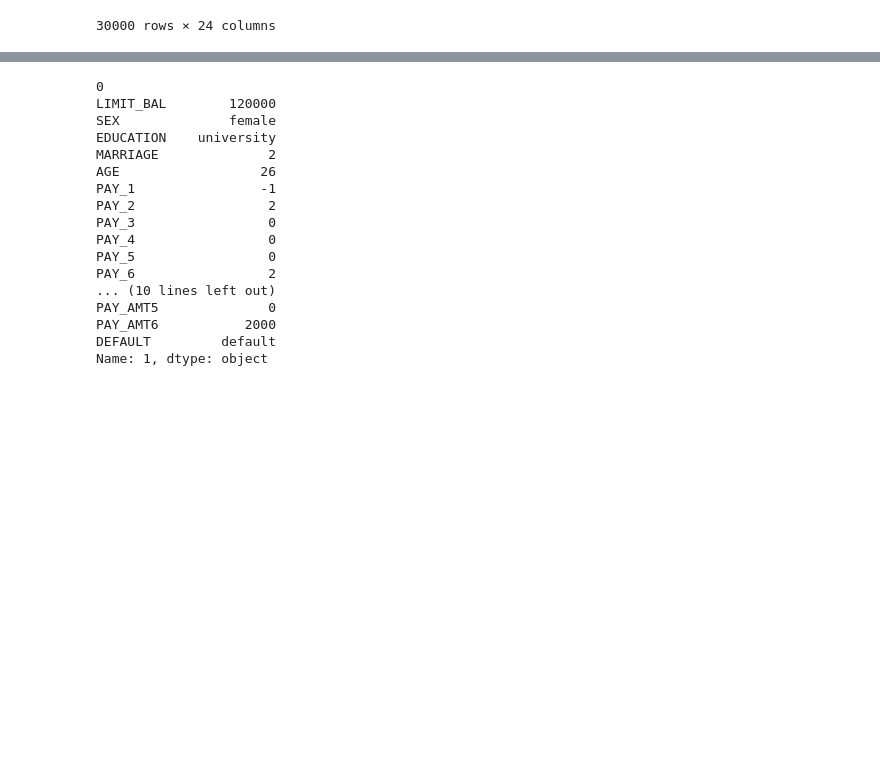
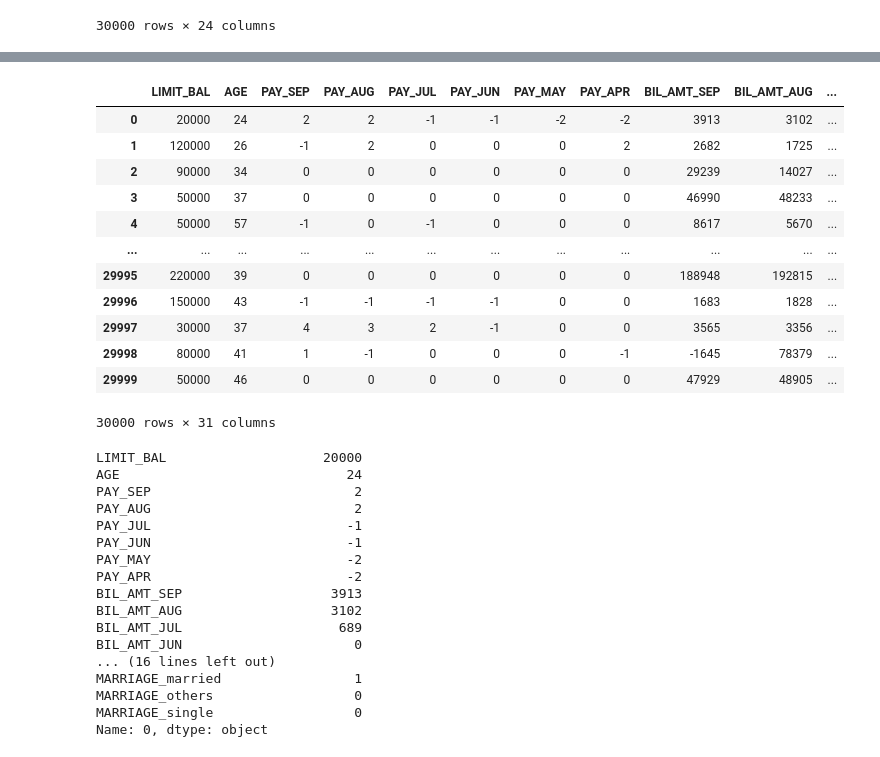
Before and after one commit to marinisaac1/creditRisk, a Jupyter notebook: Credit risk - Task 2.ipynb, the cells around one changed output, grey strips where cells are left out. Drawn from its saved outputs; the diff is of its cells as text; code cells hidden in the pictures; blank space fills up the shorter version.

```diff
--- a/Credit risk - Task 2.ipynb
+++ b/Credit risk - Task 2.ipynb
@@ -178,6 +190,0 @@ df
-# %%
-# Histograms of all variables
-for c in df.columns:
-    plt.hist(df[c])
-    plt.title(f'Histogram {c}')
-    plt.show()
@@ -197,0 +236,9 @@ for c in df.columns:
+# %%
+# Replace numbers for MARRIAGE for verbose indicators
+marriageDict = {0:'others',
+                1: 'married',
+                2: 'single',
+                3: 'divorce'}
+for k, v in marriageDict.items():
+    df.loc[df['MARRIAGE'] == k, 'MARRIAGE'] = v
+df.iloc[0]
@@ -198,20 +263,48 @@ for c in df.columns:
+# %%
+#Add columns to keep verbose values, even after the dummy variables creation
+columns=['SEX', 'EDUCATION', 'MARRIAGE']
+for c in columns:
+    df[f'{c}_V'] = df[f'{c}']
+df = pd.get_dummies(data=df, columns=columns)
+df.iloc[0]
+# %%
+#Set default to a numeric field
+defaultDict = {'default':1,
+               'not default': 0}
+for k, v in defaultDict.items():
+    df.loc[df['DEFAULT_NUM'] == k, 'DEFAULT'] = v
+df
+# %% [output]
+|  | LIMIT_BAL | AGE | PAY_SEP | PAY_AUG | PAY_JUL | PAY_JUN | PAY_MAY | PAY_APR | BIL_AMT_SEP | BIL_AMT_AUG | ... |
+| 0 | 20000 | 24 | 2 | 2 | -1 | -1 | -2 | -2 | 3913 | 3102 | ... |
+| 1 | 120000 | 26 | -1 | 2 | 0 | 0 | 0 | 2 | 2682 | 1725 | ... |
+| 2 | 90000 | 34 | 0 | 0 | 0 | 0 | 0 | 0 | 29239 | 14027 | ... |
+| 3 | 50000 | 37 | 0 | 0 | 0 | 0 | 0 | 0 | 46990 | 48233 | ... |
+| 4 | 50000 | 57 | -1 | 0 | -1 | 0 | 0 | 0 | 8617 | 5670 | ... |
+| ... | ... | ... | ... | ... | ... | ... | ... | ... | ... | ... | ... |
+| 29995 | 220000 | 39 | 0 | 0 | 0 | 0 | 0 | 0 | 188948 | 192815 | ... |
+| 29996 | 150000 | 43 | -1 | -1 | -1 | -1 | 0 | 0 | 1683 | 1828 | ... |
+| 29997 | 30000 | 37 | 4 | 3 | 2 | -1 | 0 | 0 | 3565 | 3356 | ... |
+| 29998 | 80000 | 41 | 1 | -1 | 0 | 0 | 0 | -1 | -1645 | 78379 | ... |
+| 29999 | 50000 | 46 | 0 | 0 | 0 | 0 | 0 | 0 | 47929 | 48905 | ... |
+30000 rows × 31 columns
 # %%
-df.iloc[1]
+df.iloc[0]
 # %% [output]
-0
-LIMIT_BAL        120000
-SEX              female
-EDUCATION    university
-MARRIAGE              2
-AGE                  26
-PAY_1                -1
-PAY_2                 2
-PAY_3                 0
-PAY_4                 0
-PAY_5                 0
-PAY_6                 2
-... (10 lines left out)
-PAY_AMT5              0
-PAY_AMT6           2000
-DEFAULT         default
-Name: 1, dtype: object
+LIMIT_BAL                    20000
+AGE                             24
+PAY_SEP                          2
+PAY_AUG                          2
+PAY_JUL                         -1
+PAY_JUN                         -1
+PAY_MAY                         -2
+PAY_APR                         -2
+BIL_AMT_SEP                   3913
+BIL_AMT_AUG                   3102
+BIL_AMT_JUL                    689
+BIL_AMT_JUN                      0
+... (16 lines left out)
+MARRIAGE_married                 1
+MARRIAGE_others                  0
+MARRIAGE_single                  0
+Name: 0, dtype: object
```
Also changed, not shown: parts of 15 cells of this notebook, 3 other files.
